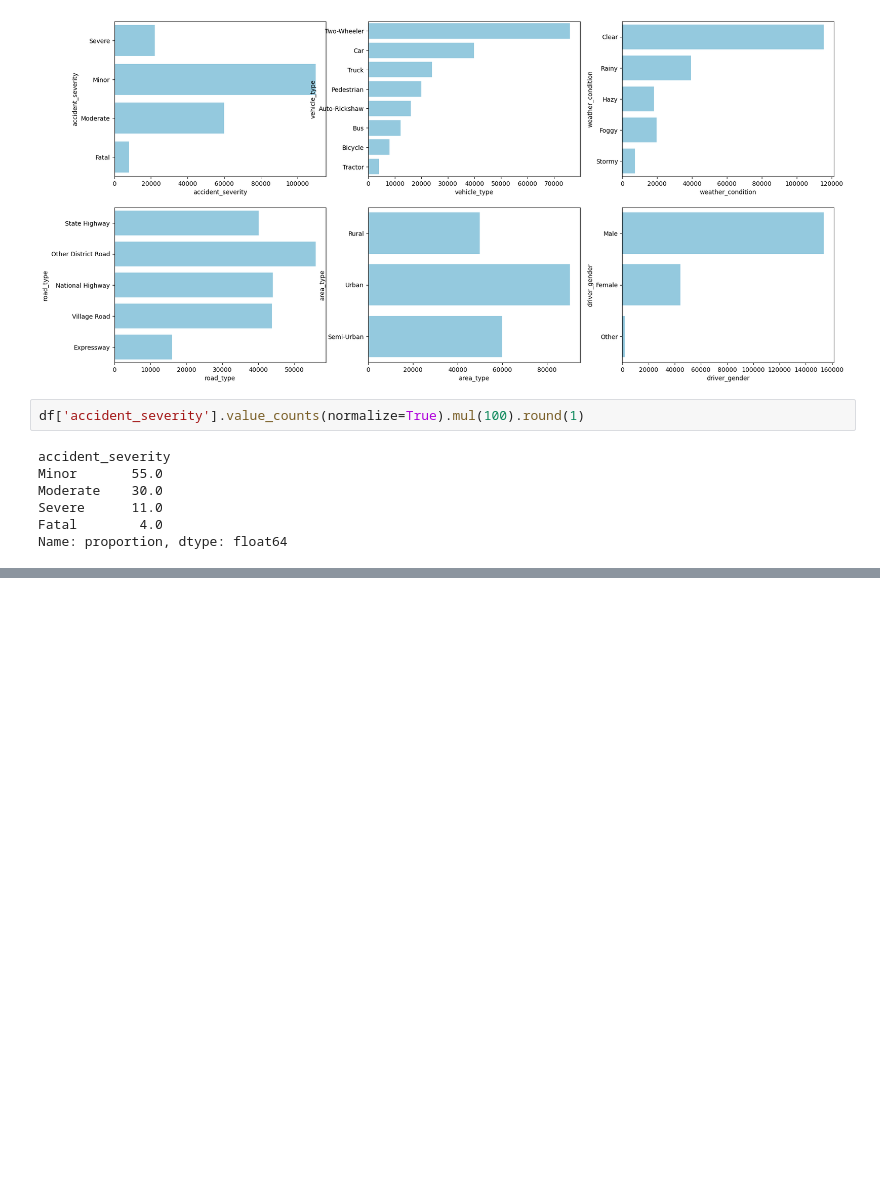
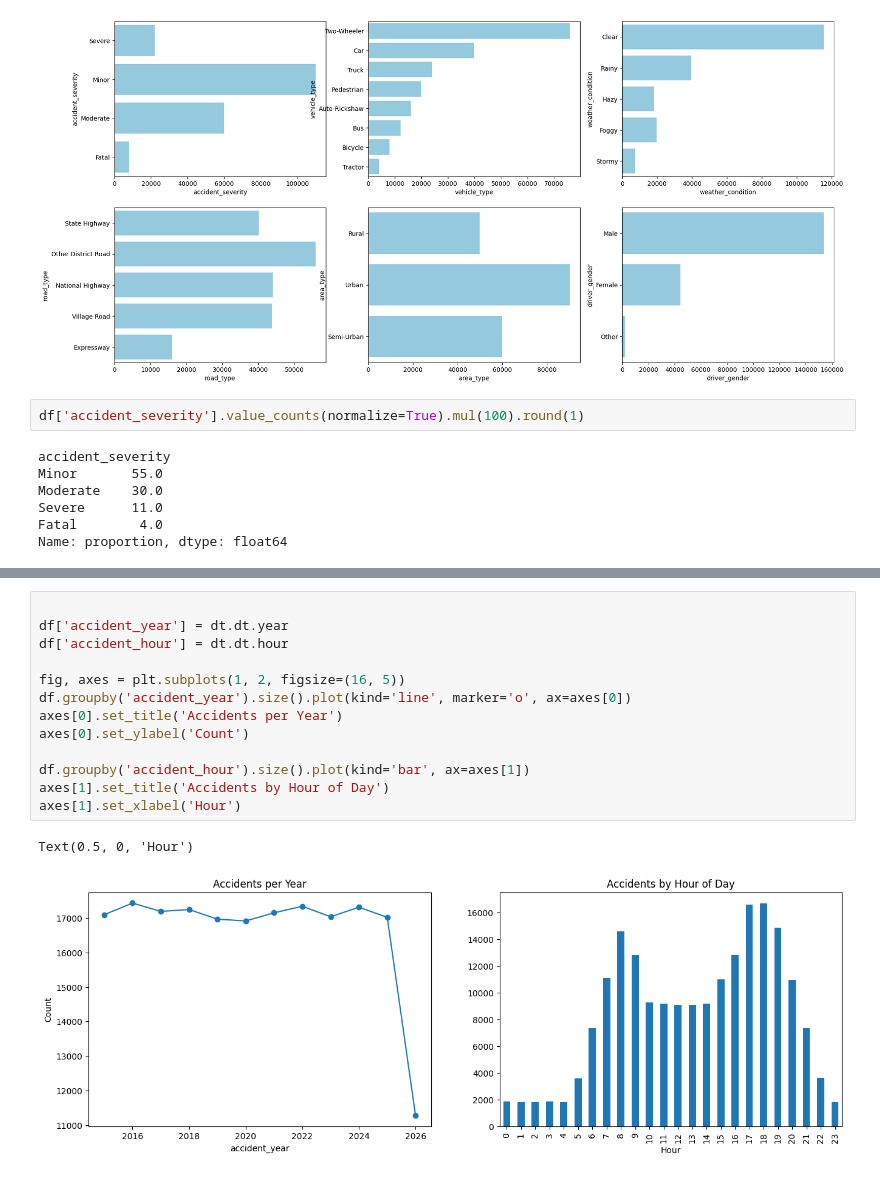
Before and after one commit to pushkarupadhyay587-a11y/gdg_probation_task1, a Jupyter notebook: eda.ipynb, the cells around one changed output, grey strips where cells are left out. Saved outputs shown, nothing was run; the diff lists cells and outputs as text; blank space fills up the shorter version.

```diff
--- a/eda.ipynb
+++ b/eda.ipynb
@@ -683,0 +706,16 @@ Name: proportion, dtype: float64
+# %%
+
+df['accident_year'] = dt.dt.year
+df['accident_hour'] = dt.dt.hour
+
+fig, axes = plt.subplots(1, 2, figsize=(16, 5))
+df.groupby('accident_year').size().plot(kind='line', marker='o', ax=axes[0])
+axes[0].set_title('Accidents per Year')
+axes[0].set_ylabel('Count')
+
+df.groupby('accident_hour').size().plot(kind='bar', ax=axes[1])
+axes[1].set_title('Accidents by Hour of Day')
+axes[1].set_xlabel('Hour')
+# %% [output]
+Text(0.5, 0, 'Hour')
+[figure, added]
```
Also changed, not shown: parts of 14 cells of this notebook.
